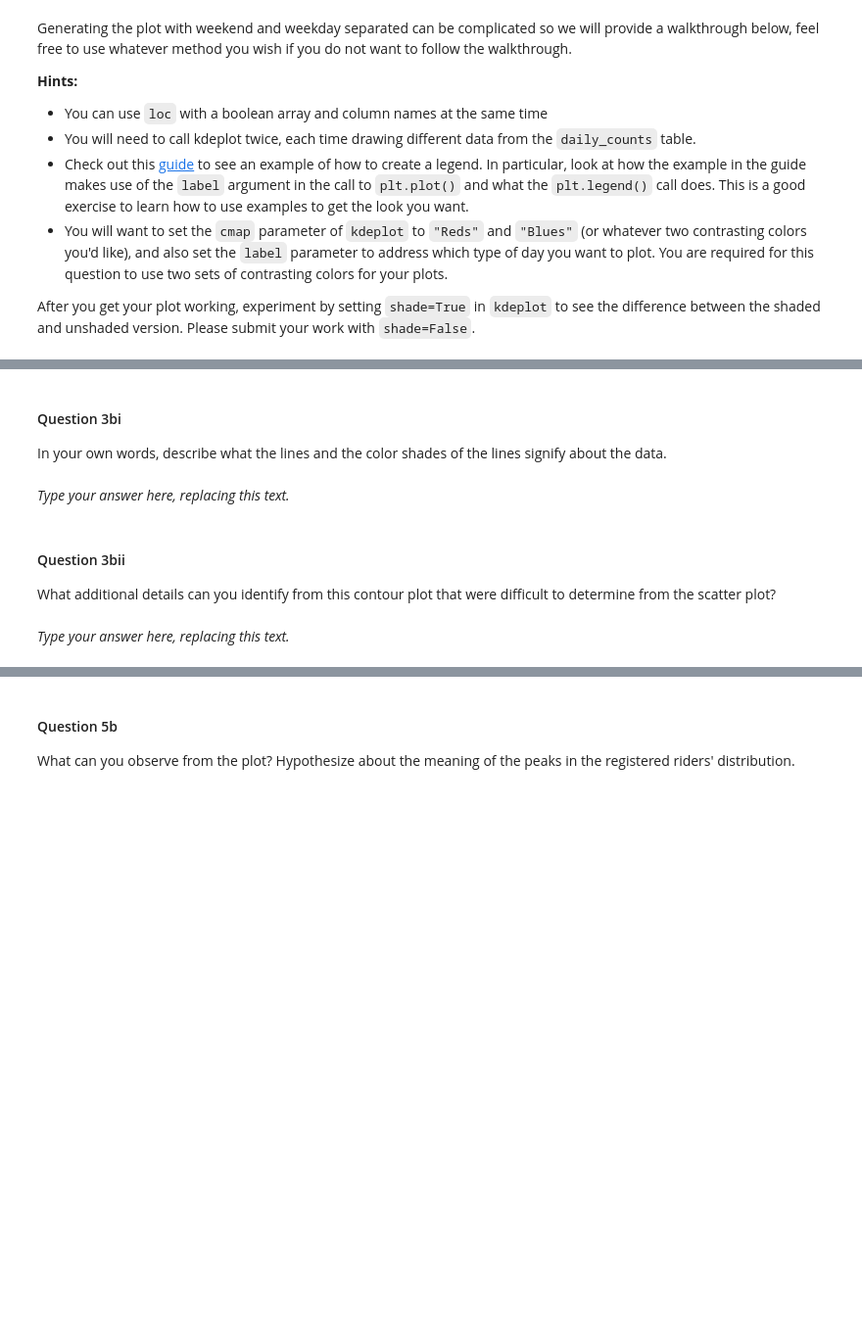
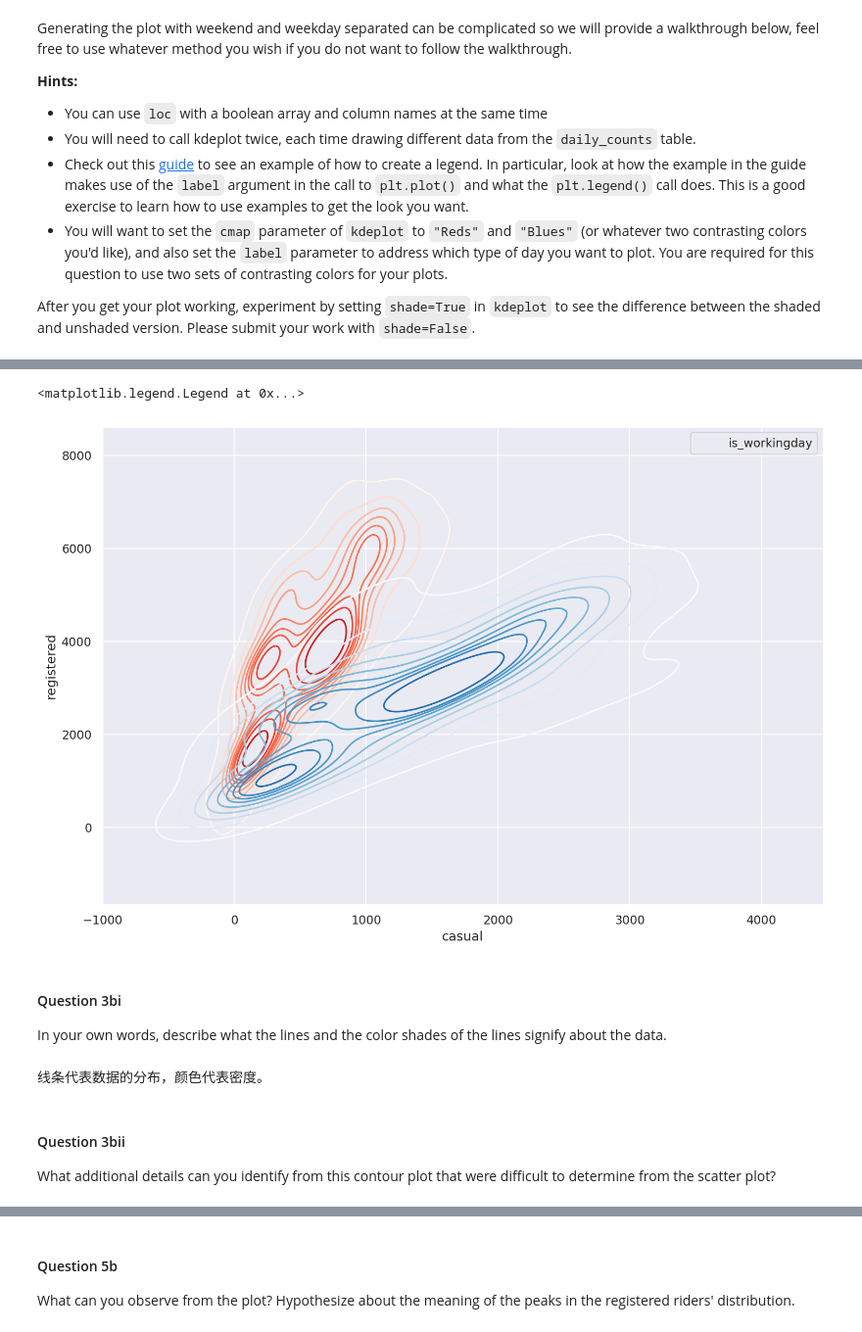
Before and after one commit to BaiRuic/data100_sp22, a Jupyter notebook: hw/hw04/hw04.ipynb, the cells around one changed output, grey strips where cells are left out. Shown at 98% size. Drawn from its saved outputs; the diff is of its cells as text; code cells hidden in the pictures; blank space fills up the shorter version.

```diff
--- a/hw/hw04/hw04.ipynb
+++ b/hw/hw04/hw04.ipynb
@@ -494,29 +557,33 @@ manual: true
 # %%
 # Set the figure size for the plot
 plt.figure(figsize=(12,8))
 
 # Set 'is_workingday' to a boolean array that is true for all working_days
-is_workingday = ...
+is_workingday = daily_counts["workingday"] == "yes"
 
 # Bivariate KDEs require two data inputs.
 # In this case, we will need the daily counts for casual and registered riders on workdays
 # Hint: consider using the .loc method here.
-casual_workday = ...
-registered_workday = ...
+casual_workday = daily_counts.loc[is_workingday, "casual"]
+registered_workday = daily_counts.loc[is_workingday, "registered"]
 
 # Use sns.kdeplot on the two variables above to plot the bivariate KDE for weekday rides
-...
+sns.kdeplot(x=casual_workday, y=registered_workday, cmap = 'Reds', label="is_workingday")
 
-not_workingday = ...
+not_workingday = daily_counts["workingday"] == "no"
 # Repeat the same steps above but for rows corresponding to non-workingdays
 # Hint: Again, consider using the .loc method here.
-casual_non_workday = ...
-registered_non_workday = ...
+casual_non_workday = daily_counts.loc[not_workingday, "casual"]
+registered_non_workday = daily_counts.loc[not_workingday, "registered"]
 
 # Use sns.kdeplot on the two variables above to plot the bivariate KDE for non-workingday rides
 ...
-
+sns.kdeplot(x=casual_non_workday, y=registered_non_workday, cmap = 'Blues', Clabel='Non-Workday')
 ...
+plt.legend()
+# %% [output]
+<matplotlib.legend.Legend at 0x...>
+[figure, added]
 # %% [markdown]
 <!-- END QUESTION -->
 
@@ -532,8 +599,8 @@ name: q3bi
 points: 1
 manual: true
 -->
-# %% [markdown]
-_Type your answer here, replacing this text._
+# %% [markdown]
+线条代表数据的分布，颜色代表密度。
 # %% [markdown]
 <!-- END QUESTION -->
 
@@ -549,5 +616,3 @@ name: q3bii
 points: 3
 manual: true
 -->
-# %% [markdown]
-_Type your answer here, replacing this text._
```
Also changed, not shown: parts of 37 cells of this notebook.
